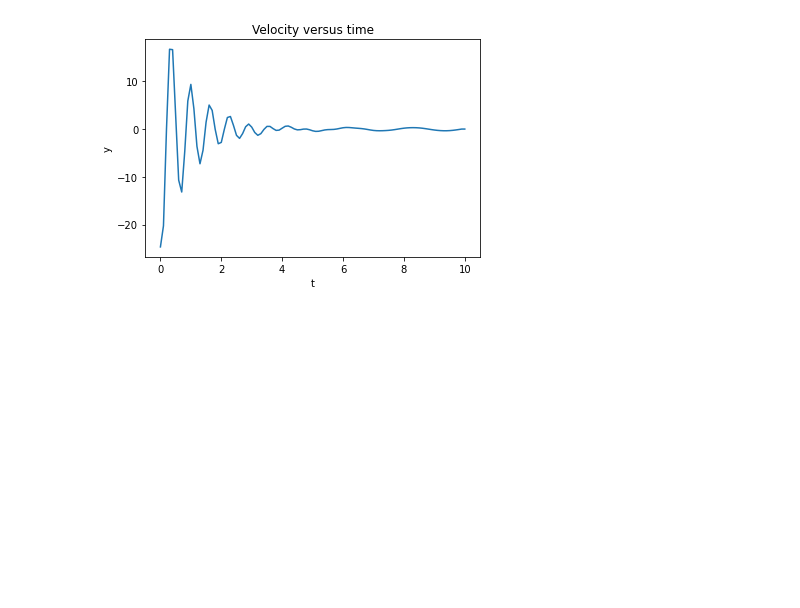
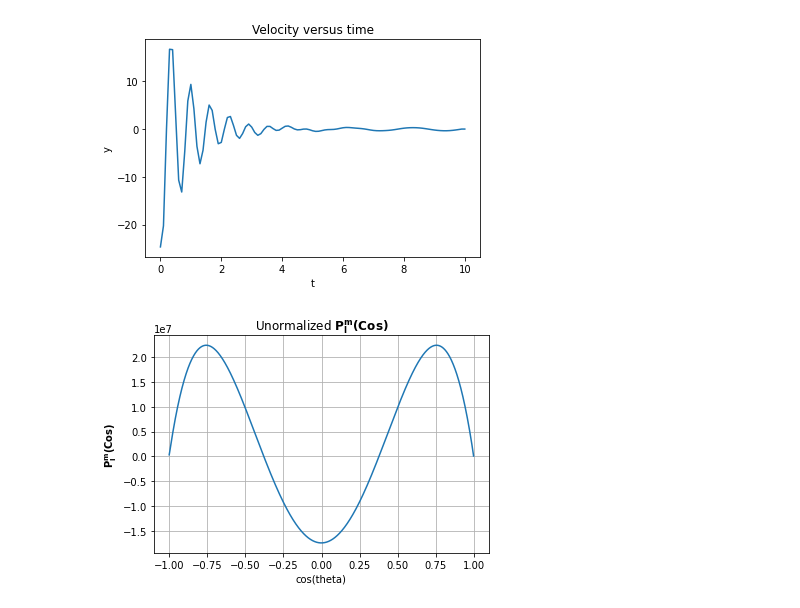
Before and after one commit to tokarev-i-v/numerical_methods, a Jupyter notebook: 5. Ordinary Differential Equations.ipynb, the cells around one changed output. Drawn from its saved outputs; the diff is of its cells as text; code cells hidden in the pictures; blank space fills up the shorter version.

```diff
--- a/5. Ordinary Differential Equations.ipynb
+++ b/5. Ordinary Differential Equations.ipynb
@@ -102,3 +102,71 @@ plt.show()
 # %% [output]
 [figure]
 [figure]
+# %%
+Listing 6.7. Plm.py solves an ODE to determine the associated Legendre Polynomials
+Pm
+` (x). The Matplotlib package is used for the graphics, and rk4 for the ODE solution.
+
+import numpy as np
+def rk4Algor (t , h , N, y , f ) :
+    k1=np.zeros(N);
+    k2=np.zeros(N)
+    k3=np.zeros(N)
+    k4=np.zeros(N)
+    k1 = h*f(t,y)
+    k2 = h*f(t+h/2.,y+k1/2.)
+    k3 = h*f(t+h/2.,y+k2 /2.)
+    k4 = h*f(t+h,y+k3)
+    y=y+(k1+2*(k2+k3)+k4)/6.
+    return y
+
+import matplotlib.pylab as plt
+
+CosTheta = np.zeros((1999),float)
+Plm = np.zeros((1999),float)
+y = np.zeros((2))
+dCos = 0.001
+el = 4
+m = 2 #m intgerm<=el , m = 1 , 2 , 3 , . . .
+
+if el == 0 or el == 2:
+    y[0] = 1
+if (el > 2 and (el) %2 == 0):
+    if m == 0 :
+        y[0] = -1
+    elif (m>0):
+        y[0] = 1
+    elif m<0 and np.abs(m)%2 == 0 :
+        y[0] = 1
+    elif m<0 and np.abs(m)%2 == 1 :
+        y[0] = -1
+
+if (el>2 and el%2 == 1):
+    if m == 0:
+        y[0] = 1
+    elif m>0:
+        y[0] = -1
+    elif m<0:
+        y[0] = 1
+y[1] = 1
+def f(Cos, y): # RHS of equat ion
+    rhs = np.zeros((2)) # Declare array dimension
+    rhs[0] = y[1]
+    rhs[1] = 2*Cos*y[1]/(1-Cos**2)-(el*(el+1)-m**2/(1-Cos**2))*y[0]/(1-Cos ** 2)
+    return rhs
+f(0,y) # Cal l funct ion for x i = 0 with init conds .
+i = -1
+for Cos in np.arange(-0.999999,1-dCos,dCos):
+    i = i+1
+    CosTheta[i] = Cos
+    y = rk4Algor(Cos,dCos,2,y,f) #call runge kutt
+    Plm[i] = y[0] #
+plt.figure()
+plt.plot(CosTheta,Plm)
+plt.grid()
+plt.title('Unormalized $\mathbf{P_l^m(Cos)}$')
+plt.xlabel('cos(theta)')
+plt.ylabel('$\mathbf{P_l^m(Cos)}$')
+plt.show()
+# %% [output]
+[figure, added]
```
Also changed, not shown: parts of 1 cell of this notebook, 2 other files.
